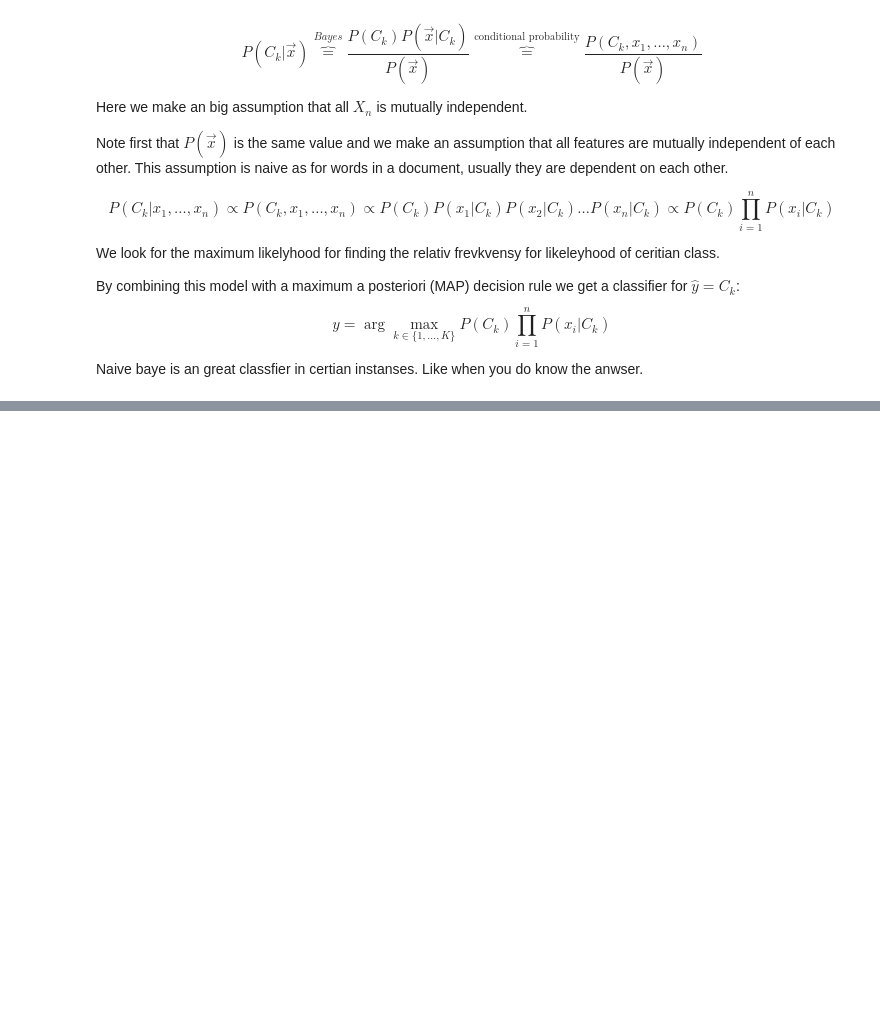
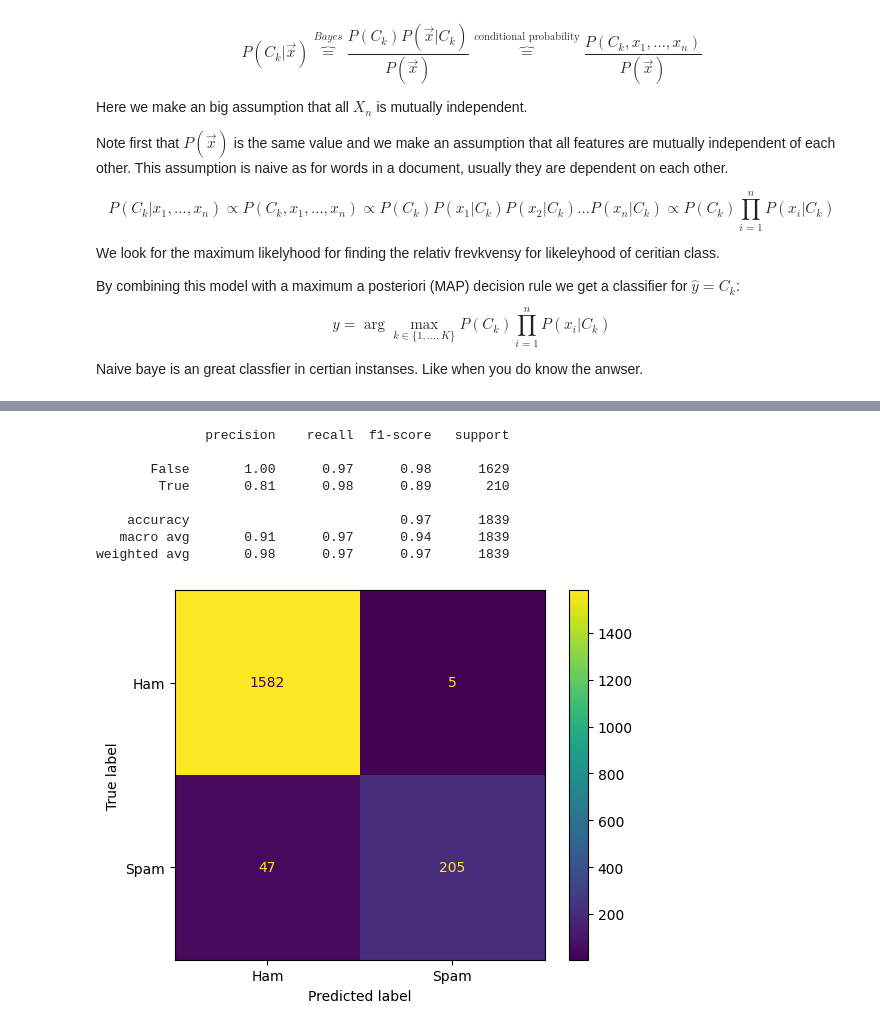
Before and after one commit to HanFredriksson/AI-plugg-filer-Hannes-Fredriksson, a Jupyter notebook: Maskininlärning/Code-along/Naive-Bayes.ipynb, the cells around one changed output, grey strips where cells are left out. Cells and saved outputs as stored; diff of their text form; code cells hidden in the pictures; blank space fills up the shorter version.

```diff
--- a/Maskininlärning/Code-along/Naive-Bayes.ipynb
+++ b/Maskininlärning/Code-along/Naive-Bayes.ipynb
@@ -131,0 +168,12 @@ Naive baye is an great classfier in certian instanses. Like when you do know the
+# %%
+eval_model(naive_bays["benoulli"])
+# %% [output]
+              precision    recall  f1-score   support
+
+       False       1.00      0.97      0.98      1629
+        True       0.81      0.98      0.89       210
+
+    accuracy                           0.97      1839
+   macro avg       0.91      0.97      0.94      1839
+weighted avg       0.98      0.97      0.97      1839
+[figure, added]
```
Also changed, not shown: parts of 8 cells of this notebook, 2 other files.
